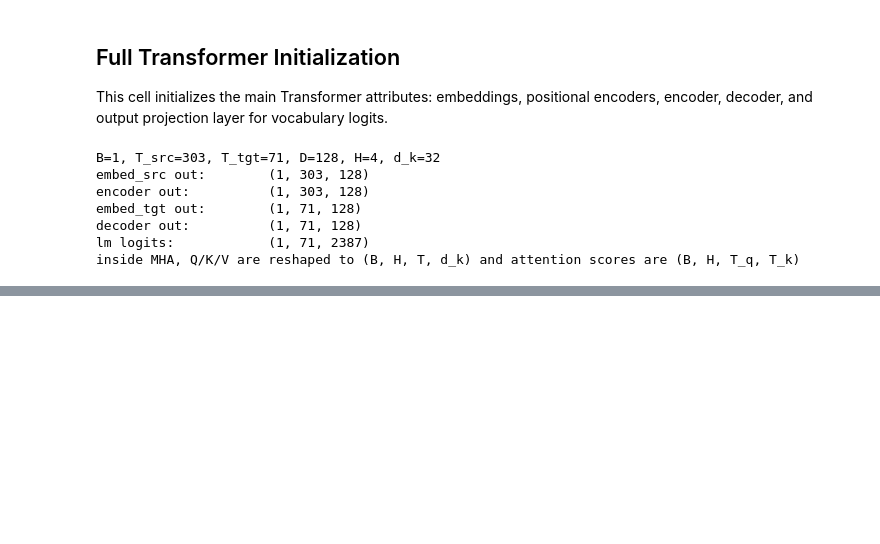
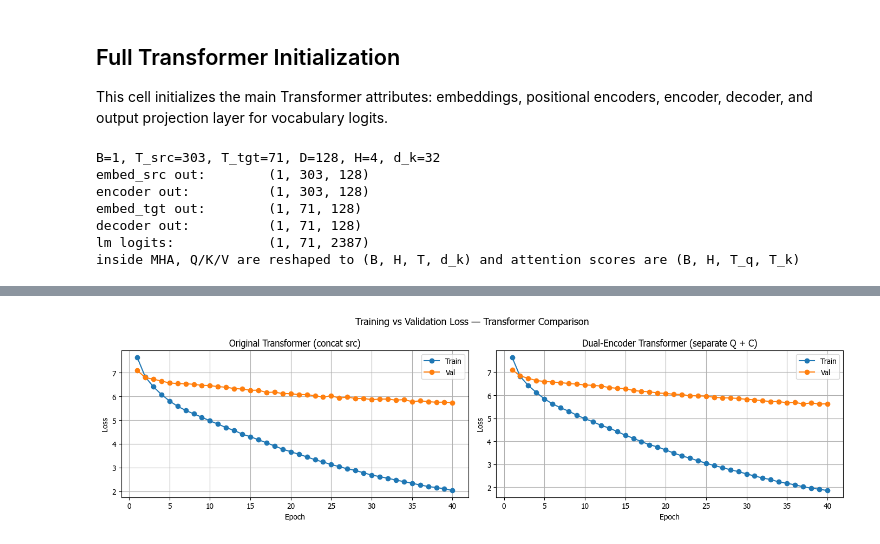
Before and after one commit to Raed108/NLP-Project, a Jupyter notebook: ms2.ipynb, the cells around one changed output, grey strips where cells are left out. Drawn from its saved outputs; the diff is of its cells as text; code cells hidden in the pictures; blank space fills up the shorter version.

```diff
--- a/ms2.ipynb
+++ b/ms2.ipynb
@@ -1596,0 +2647,33 @@ best_val_loss: 5.6398
+# %%
+# ── Loss Curves: Original vs Dual-Encoder ───────────────────────────────────
+import matplotlib.pyplot as plt
+
+fig, axes = plt.subplots(1, 2, figsize=(14, 4))
+
+# Original Transformer
+orig_tl = [h['train_loss'] for h in history]
+orig_vl = [h['val_loss']   for h in history]
+axes[0].plot(range(1, len(orig_tl)+1), orig_tl, marker='o', label='Train')
+axes[0].plot(range(1, len(orig_vl)+1), orig_vl, marker='o', label='Val')
+axes[0].set_title('Original Transformer (concat src)')
+axes[0].set_xlabel('Epoch')
+axes[0].set_ylabel('Loss')
+axes[0].legend()
+axes[0].grid(True)
+
+# Dual-Encoder Transformer
+dual_tl = [h['train_loss'] for h in dual_history]
+dual_vl = [h['val_loss']   for h in dual_history]
+axes[1].plot(range(1, len(dual_tl)+1), dual_tl, marker='o', label='Train')
+axes[1].plot(range(1, len(dual_vl)+1), dual_vl, marker='o', label='Val')
+axes[1].set_title('Dual-Encoder Transformer (separate Q + C)')
+axes[1].set_xlabel('Epoch')
+axes[1].set_ylabel('Loss')
+axes[1].legend()
+axes[1].grid(True)
+
+plt.suptitle('Training vs Validation Loss — Transformer Comparison', fontsize=13)
+plt.tight_layout()
+plt.show()
+# %% [output]
+[figure, added]
```
Also changed, not shown: parts of 37 cells of this notebook.
